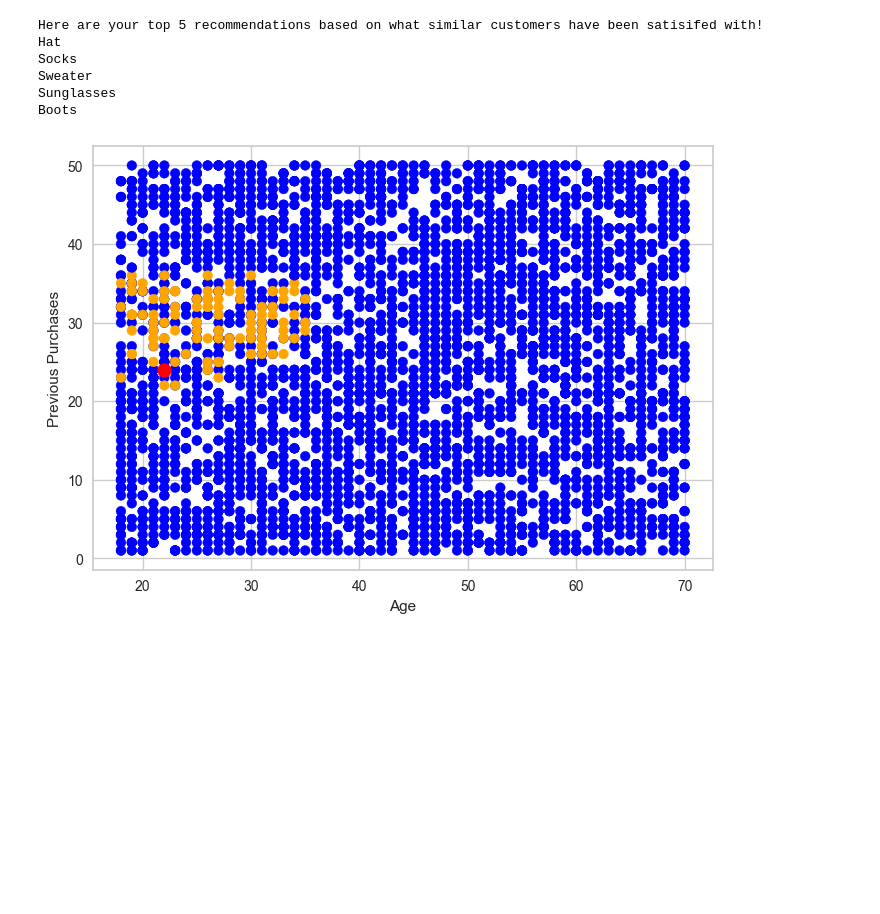
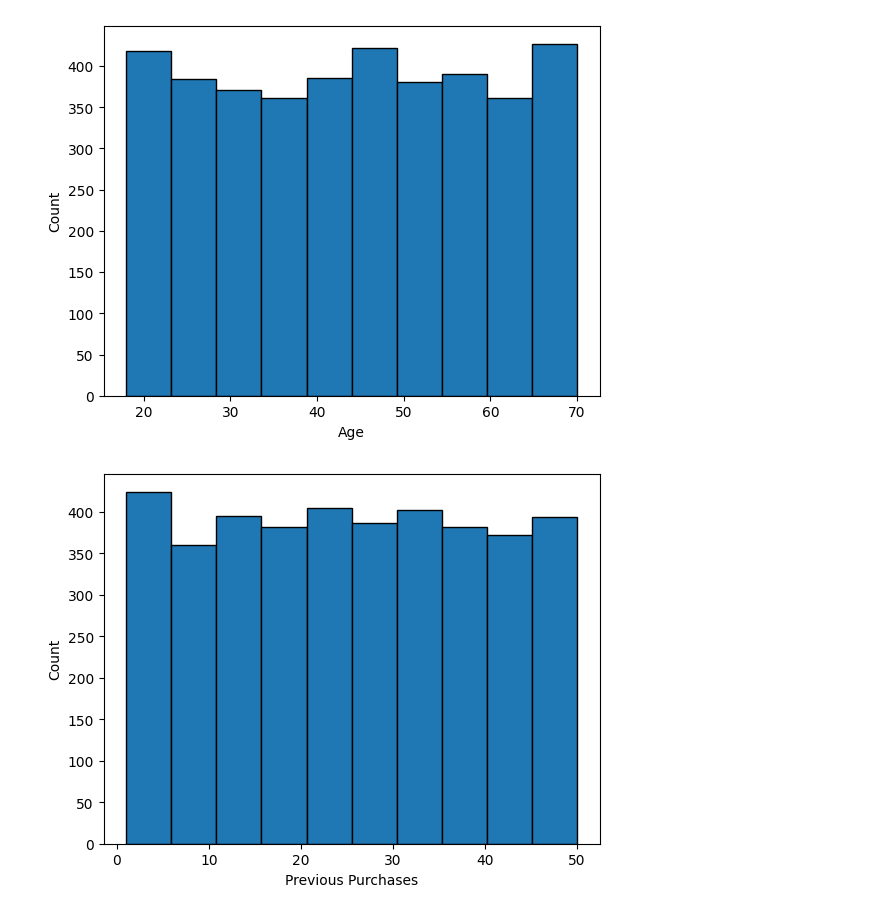
Before and after one commit to suyashgoel/product-recommendation, a Jupyter notebook: product-recommendation.ipynb, the cells around one changed output. Drawn from its saved outputs; the diff is of its cells as text; code cells hidden in the pictures; blank space fills up the shorter version.

```diff
--- a/product-recommendation.ipynb
+++ b/product-recommendation.ipynb
@@ -244,14 +0,0 @@ potential_recommendations
-# %%
-num_recs = int(input('Enter the number of recommendations you want for the customer'))
-
-print("Here are your top", num_recs, "recommendations based on what similar customers have been satisifed with!")
-
-for i in range(num_recs):
-    print(items.index[i])
-# %% [output]
-Here are your top 5 recommendations based on what similar customers have been satisifed with!
-Hat
-Socks
-Sweater
-Sunglasses
-Boots
@@ -264,25 +0,0 @@ for index in df.index:
-# %%
-var_names = [('Age', age), ('Gender', gender), ('Location', location), ('Season', season), ('Subscription Status', subscription_status), ('Previous Purchases', previous_purchases), ('Frequency of Purchases', frequency_of_purchases)]
-
-feature_one = input('Enter the first feature you want to plot')
-feature_two = input('Enter the second feature you want to plot')
-
-features_to_plot = []
-
-for tuple in var_names:
-    if tuple[0] == feature_one or tuple[0] == feature_two:
-        features_to_plot.append(tuple[1])
-
-plt.scatter(df[feature_one], df[feature_two], c=df['Colors'])
-
-sample_feature_one = features_to_plot[0]
-sample_feature_two = features_to_plot[1]
-
-plt.scatter(sample_feature_one, sample_feature_two, c='red', s=100)
-
-plt.xlabel(feature_one)
-plt.ylabel(feature_two)
-
-plt.show()
-# %% [output]
-[figure, removed]
@@ -288,0 +11,28 @@ plt.show()
+# %%
+# We will use matplotlib for data visualization to detect outliers (problematic for KMeans)
+import matplotlib.pyplot as plt
+
+# We will use seaborn for heatmaps meant to check for collinearity (problematic for KMeans)
+import seaborn as sns
+
+# Selects the features we believe may help predict good recommendations
+selected_features_df = df[['Age', 'Gender', 'Location', 'Season',
+                           'Subscription Status', 'Previous Purchases', 'Frequency of Purchases']]
+# %%
+# Plots a histogram to detect any ages that appear to be outliers
+# There are no outliers
+plt.hist(selected_features_df['Age'], bins=10, edgecolor='k', alpha=1.0)
+plt.xlabel('Age')
+plt.ylabel('Count')
+plt.show()
+# %% [output]
+[figure, added]
+# %%
+# Plots a histogram to detect any number of previous purchases that appear to be outliers
+# There are no outliers
+plt.hist(selected_features_df['Previous Purchases'], bins= 10, edgecolor= 'k', alpha = 1.0)
+plt.xlabel('Previous Purchases')
+plt.ylabel('Count')
+plt.show()
+# %% [output]
+[figure, added]
```
Also changed, not shown: parts of 42 cells of this notebook, 2 other files.
